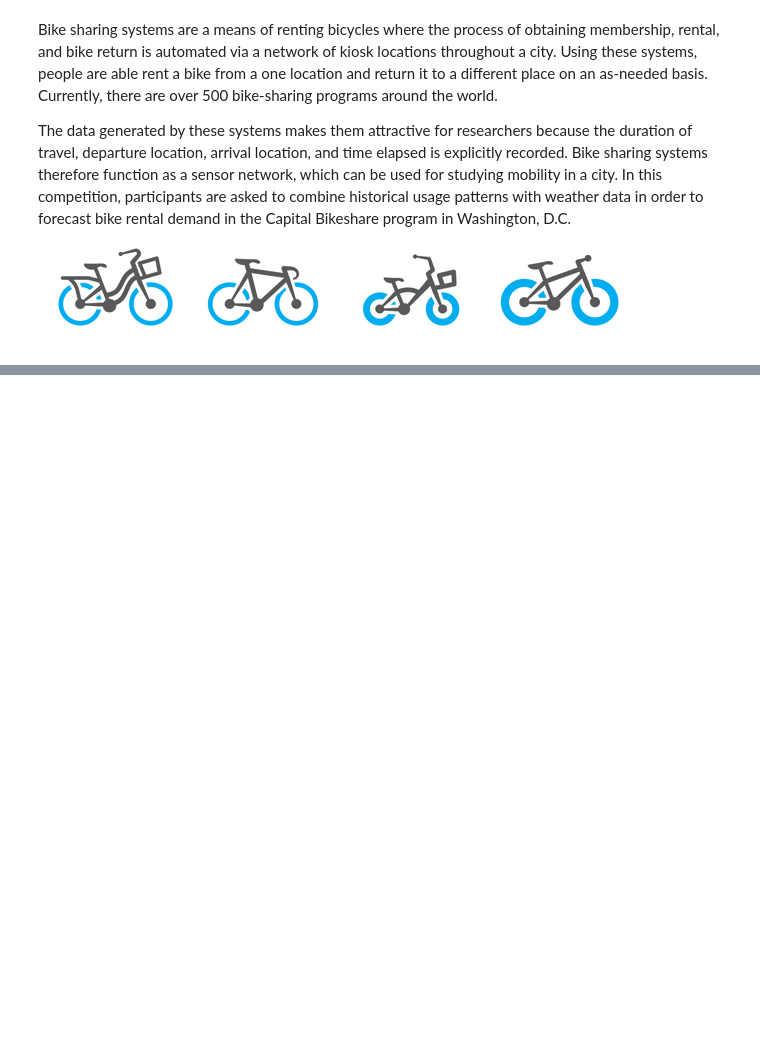
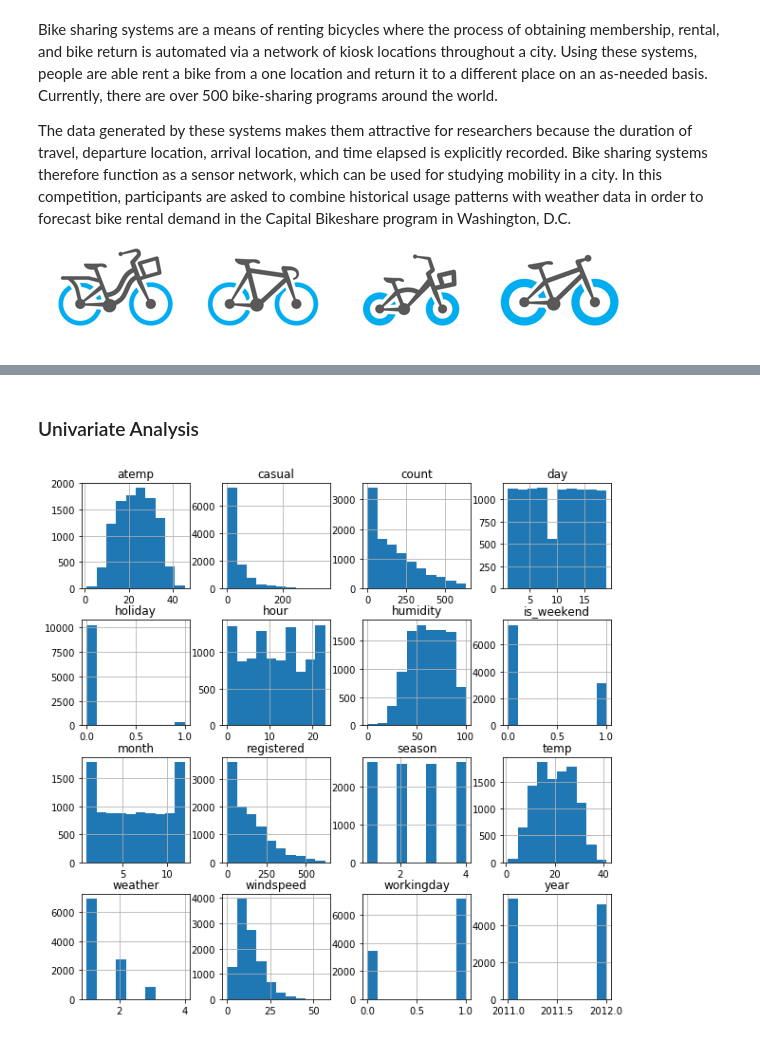
Before and after one commit to Ankursrivastavaaa/IIT-BikeSharingDemand, a Jupyter notebook: Bike Sharing Demand.ipynb, the cells around one changed output, grey strips where cells are left out. Saved outputs shown, nothing was run; the diff lists cells and outputs as text; code cells hidden in the pictures; blank space fills up the shorter version.

```diff
--- a/Bike Sharing Demand.ipynb
+++ b/Bike Sharing Demand.ipynb
@@ -32,0 +197,8 @@ dailyData = pd.read_csv("../input/train.csv")
+# %% [markdown]
+### Univariate Analysis
+# %%
+
+bike_df_cleaned2.hist()
+plt.show()
+# %% [output]
+[figure, added]
```
Also changed, not shown: parts of 55 cells of this notebook.
